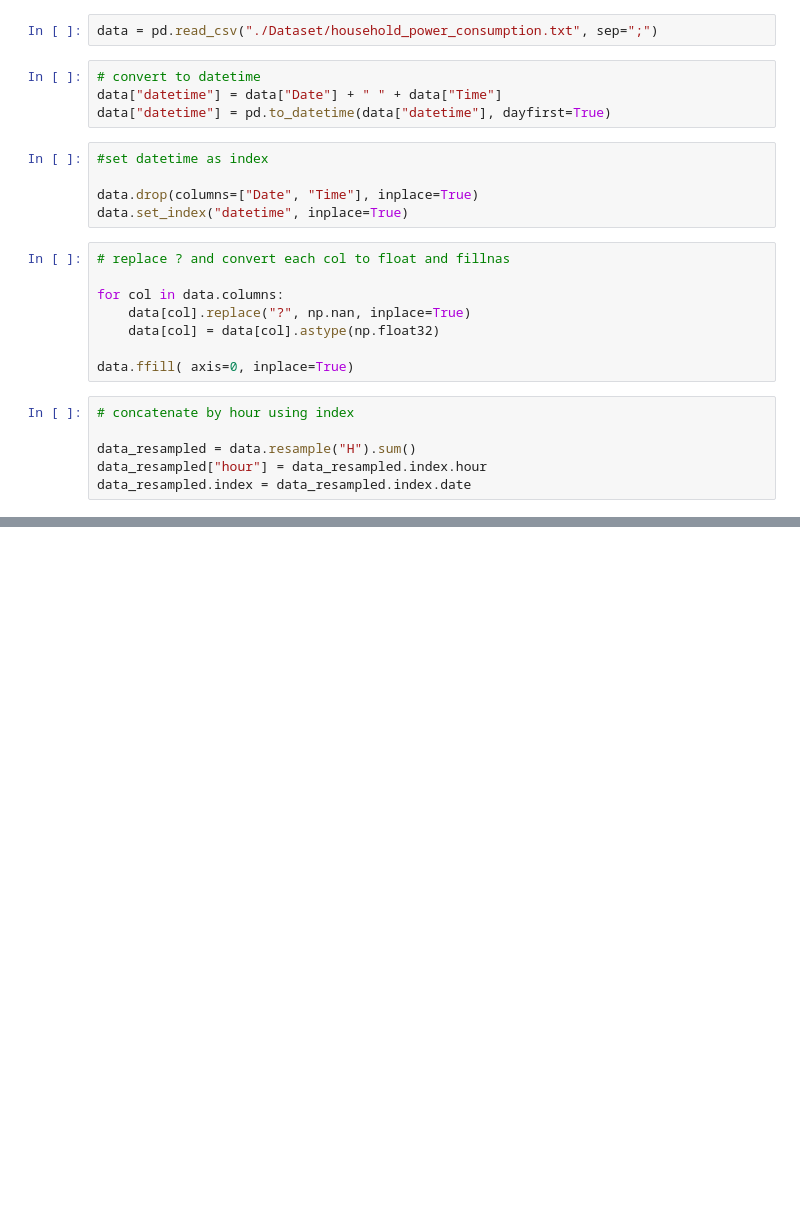
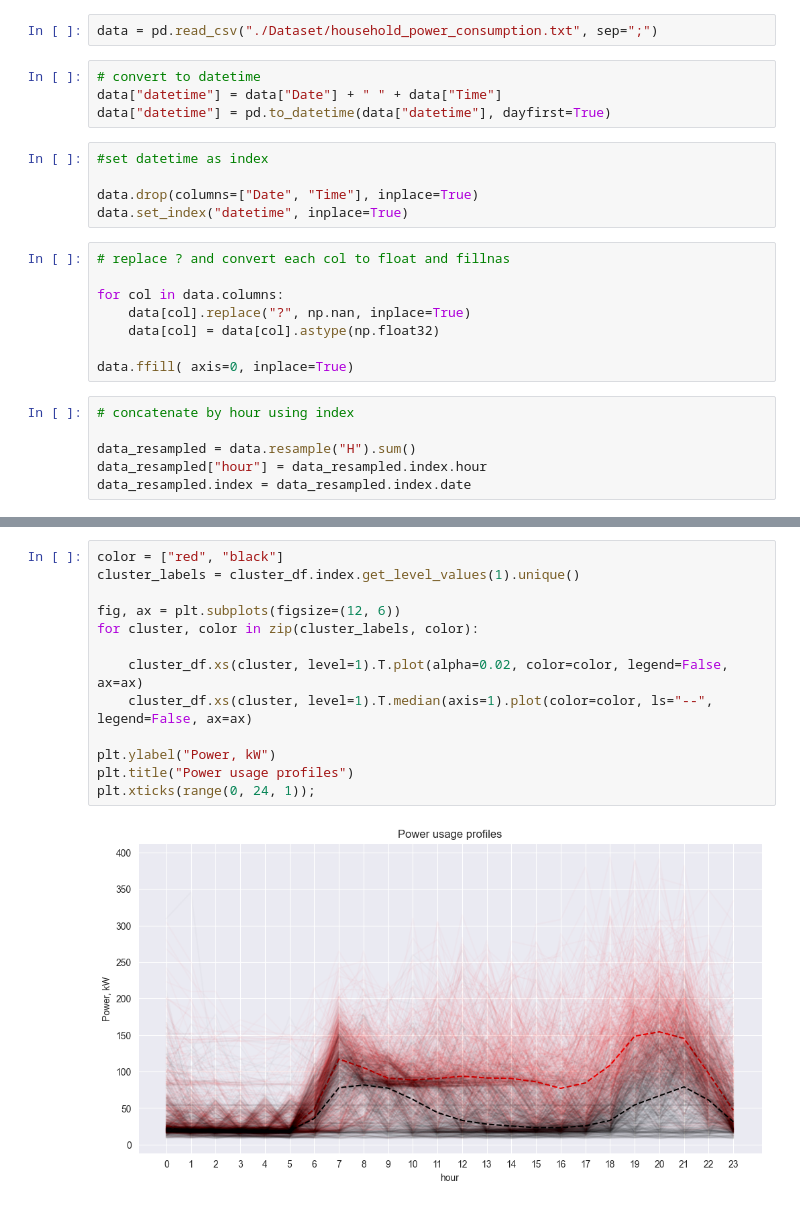
Before and after one commit to nitishsingh158/energy_consumption_clustering, a Jupyter notebook: energy_clustering.ipynb, the cells around one changed output, grey strips where cells are left out. Saved outputs shown, nothing was run; the diff lists cells and outputs as text; blank space fills up the shorter version.

```diff
--- a/energy_clustering.ipynb
+++ b/energy_clustering.ipynb
@@ -68,0 +78,15 @@ array([[ 36.450745,  30.001045,  26.452847,  24.561127,  24.822527,
+# %%
+color = ["red", "black"]
+cluster_labels = cluster_df.index.get_level_values(1).unique()
+
+fig, ax = plt.subplots(figsize=(12, 6))
+for cluster, color in zip(cluster_labels, color):
+
+    cluster_df.xs(cluster, level=1).T.plot(alpha=0.02, color=color, legend=False, ax=ax)
+    cluster_df.xs(cluster, level=1).T.median(axis=1).plot(color=color, ls="--", legend=False, ax=ax)
+
+plt.ylabel("Power, kW")
+plt.title("Power usage profiles")
+plt.xticks(range(0, 24, 1));
+# %% [output]
+[figure, added]
```
Also changed, not shown: parts of 8 cells of this notebook.
